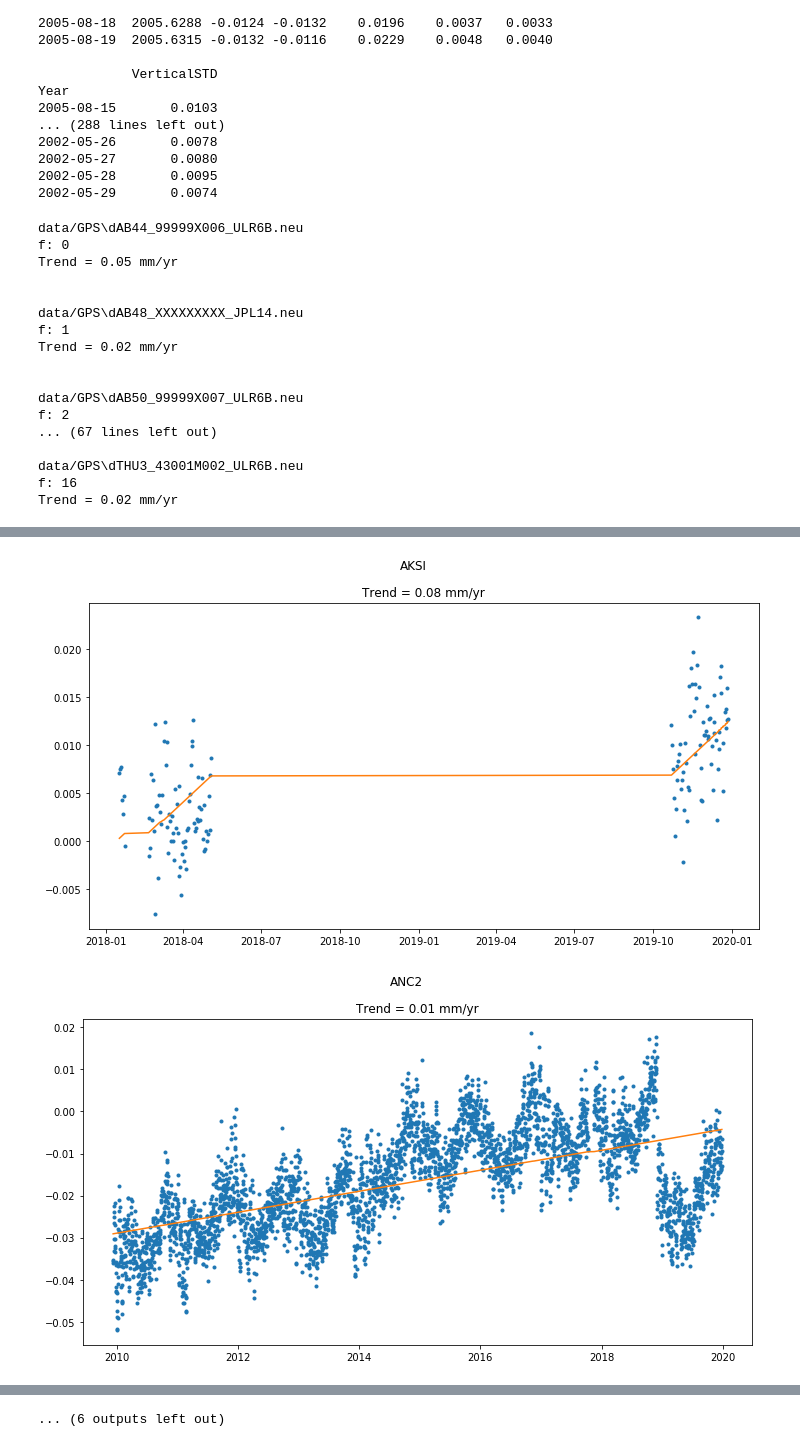
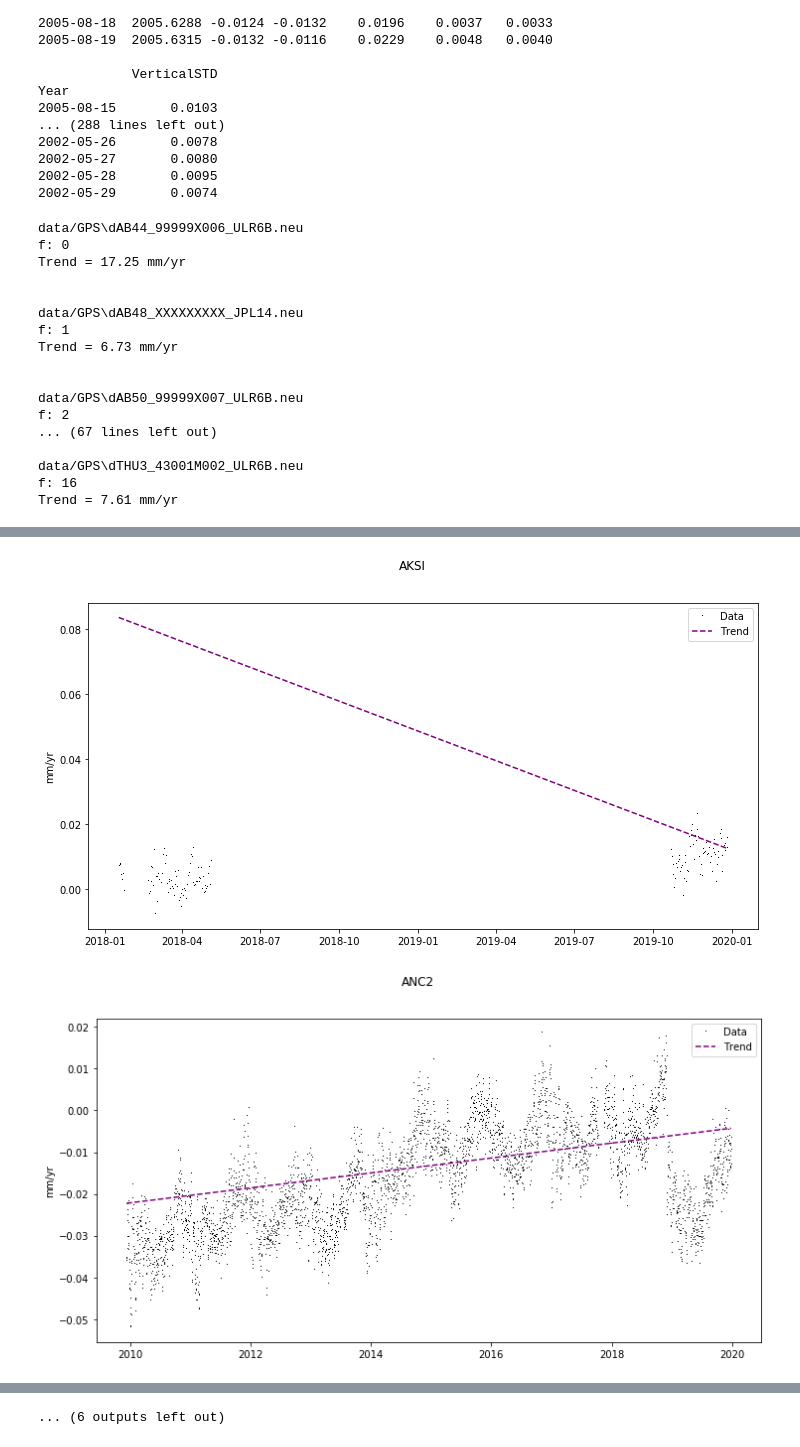
Before and after one commit to ldeo-arctictides/tidegauges-historical, a Jupyter notebook: test_GPS_OLS_SONEL.ipynb, the cells around one changed output, grey strips where cells are left out. Saved outputs shown, nothing was run; the diff lists cells and outputs as text; code cells hidden in the pictures.

Commit message:
New GPS figs with 'convert_trend_toyearly' applied (trends are slightly better but still not as expected)

```diff
--- a/test_GPS_OLS_SONEL.ipynb
+++ b/test_GPS_OLS_SONEL.ipynb
@@ -64,6 +64,37 @@ def test_plot_OLS(df, res, site, var):
     # ax[1].set_title("Residuals");
     plt.suptitle(f"{site}")
     plt.savefig(f'figs/test_GPS_OLS_{site}.png')
+# %%
+def plot_OLS_overlay(df, res, site, var, data_units, simpletrend=True):
+    import matplotlib.pyplot as plt
+
+    fig, ax = plt.subplots(1, 1, figsize=(12,6));
+    ax.plot(df[var].dropna().index, df[var].dropna().values,
+            label='Data', marker=',', linestyle='', color='black')
+
+    ## Plot linea model
+    if simpletrend:
+        ax.plot((df[var].index[0], df[var].index[-1]),
+            (res.params.x1* 1000 + res.params.const, res.params.x1*df.shape[0] + res.params.const),
+               label='Trend', linestyle='--', color='purple')
+    else:
+            ax.plot(df[var].index, [res.params.x1*i + res.params.const for i in np.arange(len(df[var]))])
+
+    ## zero line
+#     ax.plot((df[var].index[0], df[var].index[-1]), (0, 0), 'k')
+
+    ## customize
+#     ax.set_title(f"Trend = {res.params.x1 * 1000:.2f} mm/yr");
+    ax.set_ylabel(data_units)
+    plt.suptitle(f"{site}")
+    plt.legend()
+    plt.savefig(f'figs/test_GPS_OLS_{site}.png')
+# %%
+def convert_trend_toyearly(df, res):
+    period = df.index.year.value_counts().max()
+    yearlytrend = res.params.x1 * period
+
+    return yearlytrend
 # %%
 sonel_trend_array = np.full(np.shape(filenames)[0], np.nan)
 site_name_array = []
@@ -79,7 +110,8 @@ for f, filepath in enumerate(filenames):
 
     # Get trend using linear regression
     res = test_calc_OLS(df, 'Vertical')
-    sonel_trend_array[f] = res.params.x1
+    convert_trend_toyearly(df, res)
+    sonel_trend_array[f] = convert_trend_toyearly(df, res)
 
     # Save site name
     site_name_array.append(filepath[-24:-20])
@@ -88,16 +120,16 @@ for f, filepath in enumerate(filenames):
 #     print(res.summary())
 
     # Make Plot
-    test_plot_OLS(df, res, filepath[-24:-20], 'Vertical')
+    plot_OLS_overlay(df, res, filepath[-24:-20], 'Vertical', 'mm/yr')
 # %% [output]
 data/GPS\dAB44_99999X006_ULR6B.neu
 f: 0
-Trend = 0.05 mm/yr
+Trend = 17.25 mm/yr
 
 
 data/GPS\dAB48_XXXXXXXXX_JPL14.neu
 f: 1
-Trend = 0.02 mm/yr
+Trend = 6.73 mm/yr
 
 
 data/GPS\dAB50_99999X007_ULR6B.neu
@@ -106,4 +138,4 @@ f: 2
 
 data/GPS\dTHU3_43001M002_ULR6B.neu
 f: 16
-Trend = 0.02 mm/yr
+Trend = 7.61 mm/yr
@@ -114,2 +146,2 @@ Trend = 0.02 mm/yr
-[figure, old version]
+[figure, new version]
-[figure, old version]
+[figure, new version]
```
Also changed, not shown: parts of 1 cell of this notebook, 21 other files.
